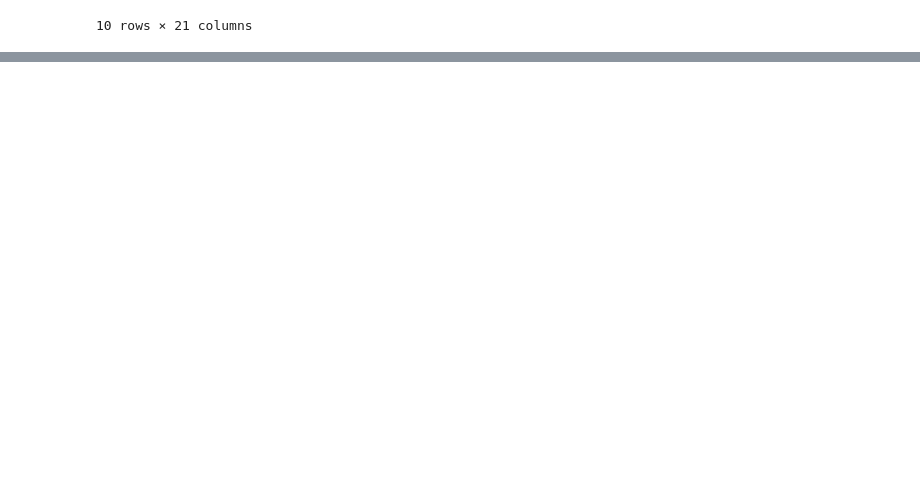
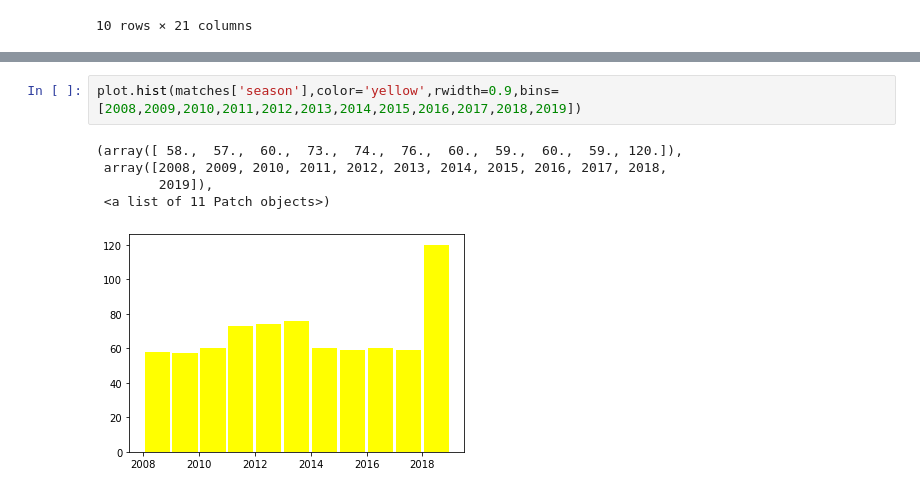
Before and after one commit to anmolrajaroraa/HMR_Python_ML, a Jupyter notebook: ipl_data_analysis.ipynb, the cells around one changed output, grey strips where cells are left out. Saved outputs shown, nothing was run; the diff lists cells and outputs as text; blank space fills up the shorter version.

```diff
--- a/ipl_data_analysis.ipynb
+++ b/ipl_data_analysis.ipynb
@@ -313,0 +422,8 @@ deliveries[deliveries['dismissal_kind']=='hit wicket']
+# %%
+plot.hist(matches['season'],color='yellow',rwidth=0.9,bins=[2008,2009,2010,2011,2012,2013,2014,2015,2016,2017,2018,2019])
+# %% [output]
+(array([ 58.,  57.,  60.,  73.,  74.,  76.,  60.,  59.,  60.,  59., 120.]),
+ array([2008, 2009, 2010, 2011, 2012, 2013, 2014, 2015, 2016, 2017, 2018,
+        2019]),
+ <a list of 11 Patch objects>)
+[figure, added]
```
Also changed, not shown: parts of 24 cells of this notebook, 2 other files.
